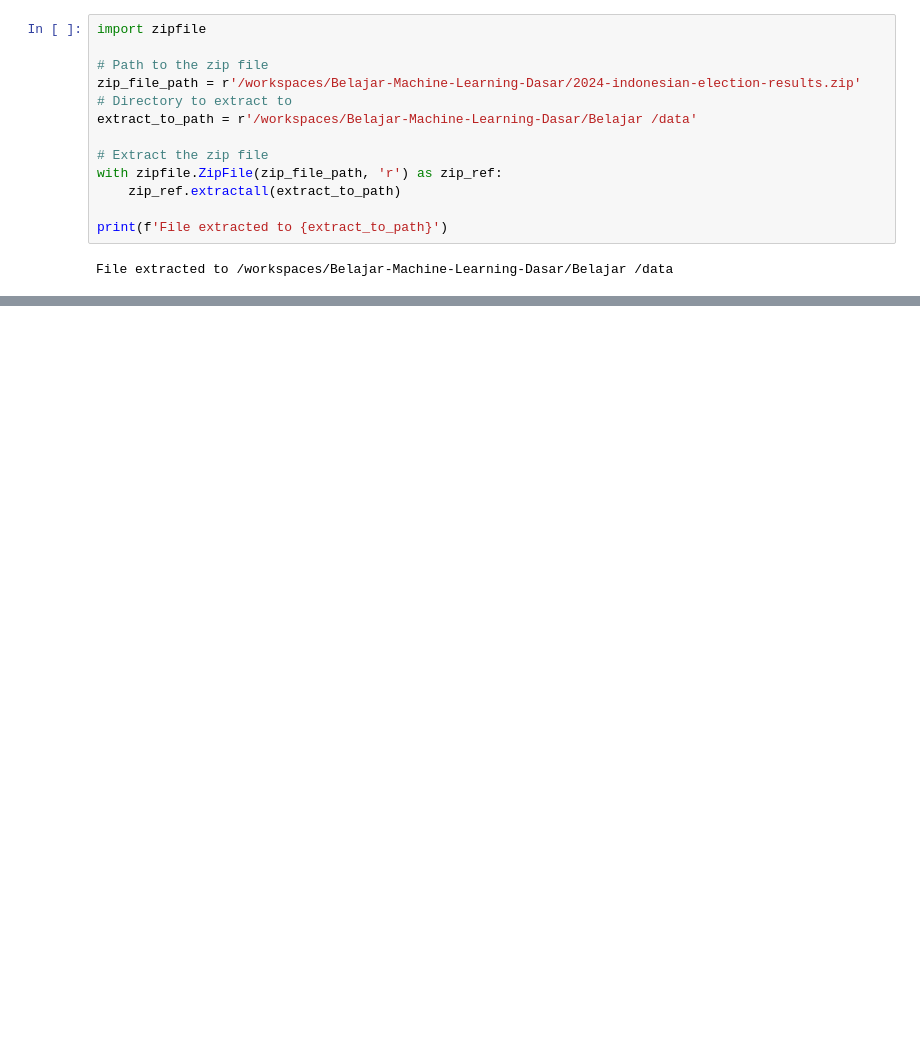
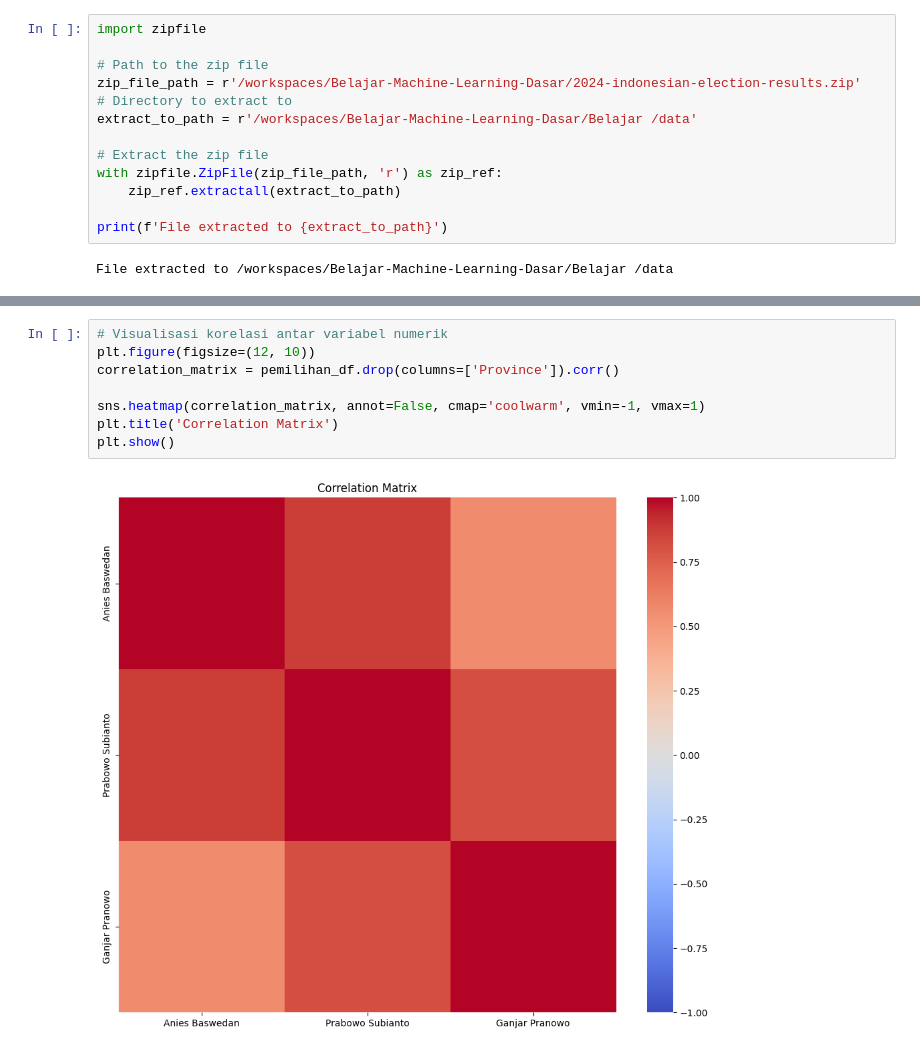
Before and after one commit to WildanFadhilNazaruddin/Belajar-Machine-Learning-Dasar, a Jupyter notebook: Belajar /main.ipynb, the cells around one changed output, grey strips where cells are left out. Saved outputs shown, nothing was run; the diff lists cells and outputs as text; blank space fills up the shorter version.

```diff
--- a/Belajar /main.ipynb
+++ b/Belajar /main.ipynb
@@ -19,0 +113,10 @@ File extracted to /workspaces/Belajar-Machine-Learning-Dasar/Belajar /data
+# %%
+# Visualisasi korelasi antar variabel numerik
+plt.figure(figsize=(12, 10))
+correlation_matrix = pemilihan_df.drop(columns=['Province']).corr()
+
+sns.heatmap(correlation_matrix, annot=False, cmap='coolwarm', vmin=-1, vmax=1)
+plt.title('Correlation Matrix')
+plt.show()
+# %% [output]
+[figure, added]
```
Also changed, not shown: parts of 14 cells of this notebook.
